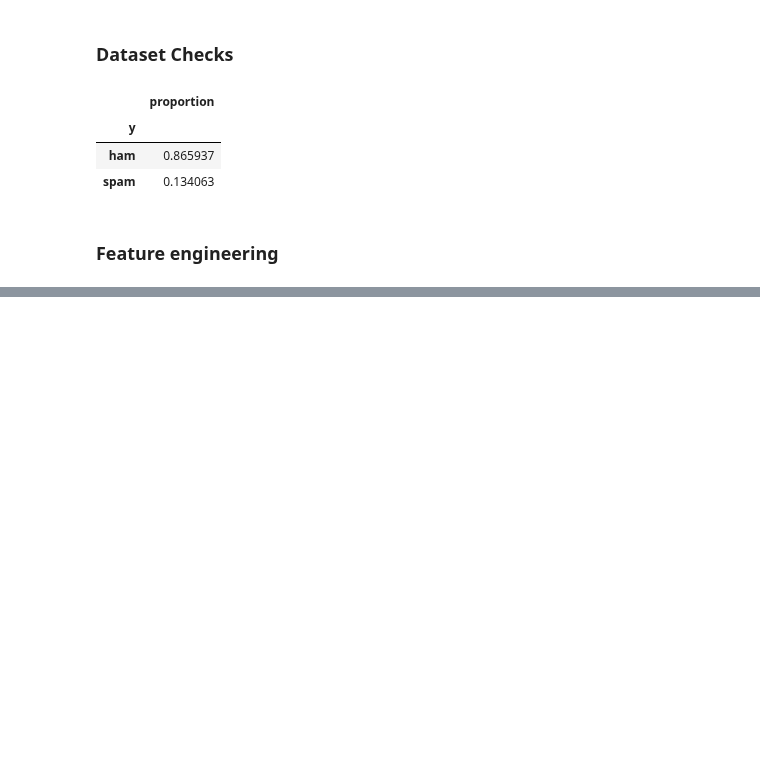
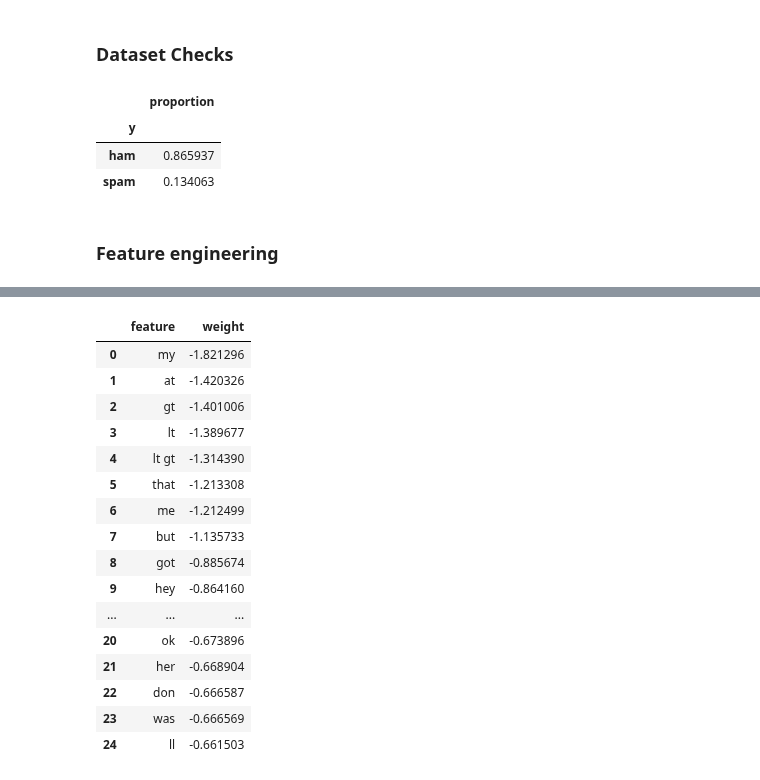
Before and after one commit to AjBorbzz/DataScience_AI_ML, a Jupyter notebook: introduction/cybersecurity_ml/email_fraud_and_spam.ipynb, the cells around one changed output, grey strips where cells are left out. Cells and saved outputs as stored; diff of their text form; code cells hidden in the pictures; blank space fills up the shorter version.

```diff
--- a/introduction/cybersecurity_ml/email_fraud_and_spam.ipynb
+++ b/introduction/cybersecurity_ml/email_fraud_and_spam.ipynb
@@ -91,0 +246,20 @@ numeric_transformer = Pipeline(steps=[
+# %%
+pd.DataFrame({"feature": all_features[top_ham], "weight": coef[top_ham]}).head(25)
+# %% [output]
+|  | feature | weight |
+| 0 | my | -1.821296 |
+| 1 | at | -1.420326 |
+| 2 | gt | -1.401006 |
+| 3 | lt | -1.389677 |
+| 4 | lt gt | -1.314390 |
+| 5 | that | -1.213308 |
+| 6 | me | -1.212499 |
+| 7 | but | -1.135733 |
+| 8 | got | -0.885674 |
+| 9 | hey | -0.864160 |
+| ... | ... | ... |
+| 20 | ok | -0.673896 |
+| 21 | her | -0.668904 |
+| 22 | don | -0.666587 |
+| 23 | was | -0.666569 |
+| 24 | ll | -0.661503 |
```
Also changed, not shown: parts of 11 cells of this notebook.
